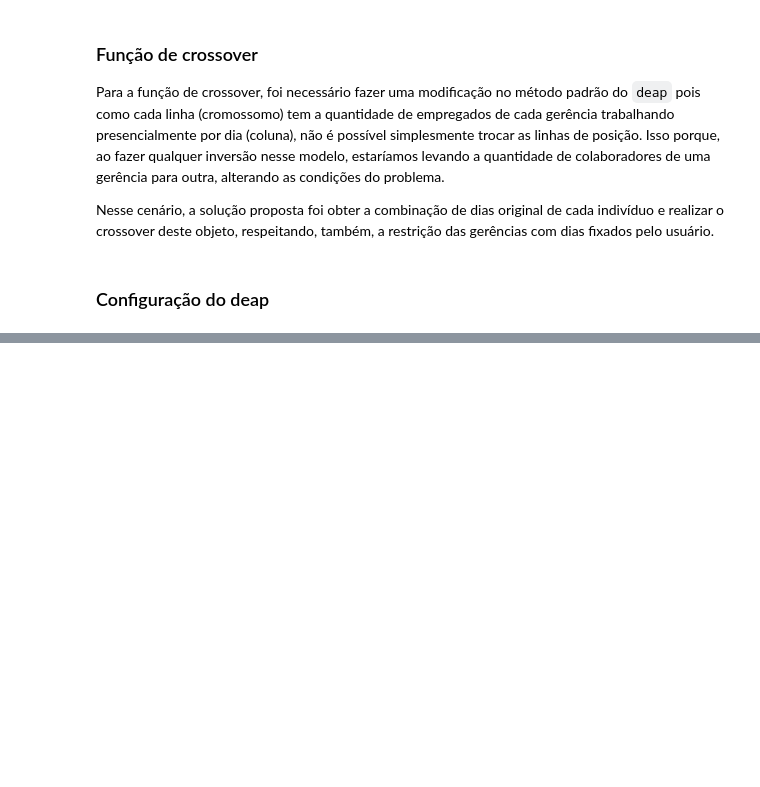
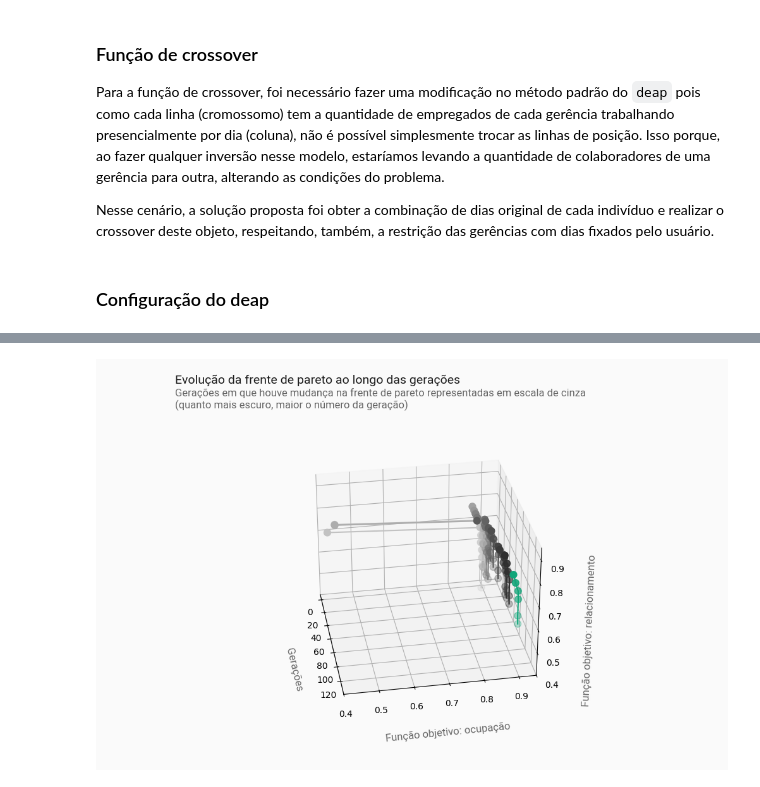
Before and after one commit to victoraraujo01/hybrid_work_distribution, a Jupyter notebook: hybrid_work_distribution.ipynb, the cells around one changed output, grey strips where cells are left out. Cells and saved outputs as stored; diff of their text form; code cells hidden in the pictures; blank space fills up the shorter version.

Commit message:
Incluindo gráficos e metodologia de cálculo com multiobjetivos funcionando

```diff
--- a/hybrid_work_distribution.ipynb
+++ b/hybrid_work_distribution.ipynb
@@ -480,0 +613,13 @@ True
+# %%
+pop_multi = toolbox_multi.population(n=N_POP)               # inicialização da pop
+hof_pareto = tools.ParetoFront()                          # melhores indivíduos
+stats_multi = tools.Statistics(lambda ind: ind.fitness.values)  # estatísticas
+stats_multi.register("avg", np.mean, axis=0)
+stats_multi.register("std", np.std, axis=0)
+stats_multi.register("min", np.min, axis=0)
+stats_multi.register("max", np.max, axis=0)
+history_multi = tools.Statistics(lambda ind: ind)
+history_multi.register('hof', lambda pop: hof_pareto[:])
+mstats = tools.MultiStatistics(fitness=stats_multi, history=history_multi)
+# %%
+pop_multi, log_multi = algorithms.eaSimple(pop_multi, toolbox_multi, cxpb=CXPB, mutpb=MUTPB, ngen=N_GEN, stats=mstats, halloffame=hof_pareto, verbose=True)
@@ -480,0 +644,2 @@ True
+# %%
+multi_epochs_best = [[funcao_objetivo(ind) for ind in value] for epoch_kv in log_multi.chapters['history'] for key,value in epoch_kv.items() if key == 'hof']
@@ -480,0 +744,69 @@ True
+# %%
+# libraries
+from mpl_toolkits.mplot3d import Axes3D
+import matplotlib.pyplot as plt
+import numpy as np
+import pandas as pd
+
+fig = plt.figure(figsize=(10,6.5))
+ax = fig.add_subplot(111, projection='3d')
+
+# Background color
+fig.patch.set_facecolor(GREY98)
+ax.set_facecolor(GREY98)
+
+# for (gen, pareto) in enumerate(multi_epochs_best):
+#     if gen % 10 != 0: continue
+#     y = []
+#     z = []
+#     for result in pareto:
+#         y.append(result[0])
+#         z.append(result[1])
+#     color = (str(0.8 - gen/N_GEN*0.5), 0.2) if gen < N_GEN else COLOR_SCALE[1]
+#     ax.scatter(gen, y, z, c=color, s=60)
+
+pareto_changes = {}
+previous_pareto = []
+for (gen, pareto) in enumerate(multi_epochs_best):
+    if gen == 0: continue
+
+    if np.shape(pareto) == np.shape(previous_pareto):
+        if np.sum(np.subtract(pareto, previous_pareto)) == 0:
+            continue
+
+    x = []
+    y = []
+    for result in pareto:
+        x.append(result[0])
+        y.append(result[1])
+
+    pareto_changes[gen] = (x, y)
+    last_gen = gen
+    previous_pareto = pareto
+
+qtd_pareto_changes = len(pareto_changes.items())
+
+for i, (gen, pareto) in enumerate(pareto_changes.items()):
+    color = (str(0.8 - i/qtd_pareto_changes*0.7), 1) if i < qtd_pareto_changes - 1 else COLOR_SCALE[1]
+    ax.scatter(gen, pareto[0], pareto[1], c=color, s=60, label = gen)
+    ax.plot(gen, pareto[0], pareto[1], c=color)
+
+
+# plot
+ax.view_init(30, 350)
+ax.set_xlabel('Gerações', fontsize=12, fontweight='bold', fontname='Roboto', color=GREY40, labelpad=15)
+ax.set_ylabel('Função objetivo: ocupação', fontsize=12, fontweight='bold', fontname='Roboto', color=GREY40, labelpad=15)
+ax.set_zlabel('Função objetivo: relacionamento', fontsize=12, fontweight='bold', fontname='Roboto', color=GREY40, labelpad=15)
+
+fig.text(0.125, 0.97, '', fontsize=14, fontweight='bold', fontname='Roboto', color=GREY10)
+fig.text(0.125, 0.94, 'Evolução da frente de pareto ao longo das gerações', fontsize=14, fontweight='bold', fontname='Roboto', color=GREY10)
+fig.text(0.125, 0.88, 'Gerações em que houve mudança na frente de pareto representadas em escala de cinza\n(quanto mais escuro, maior o número da geração)', fontsize=12, fontweight='bold', fontname='Roboto', color=GREY40)
+
+ax.set_ylim((0.4, 0.95))
+ax.set_zlim((0.4, 0.95))
+
+plt.subplots_adjust(top=0.83)
+
+plt.show()
+# %% [output]
+[figure, added]
```
Also changed, not shown: parts of 16 cells of this notebook.
